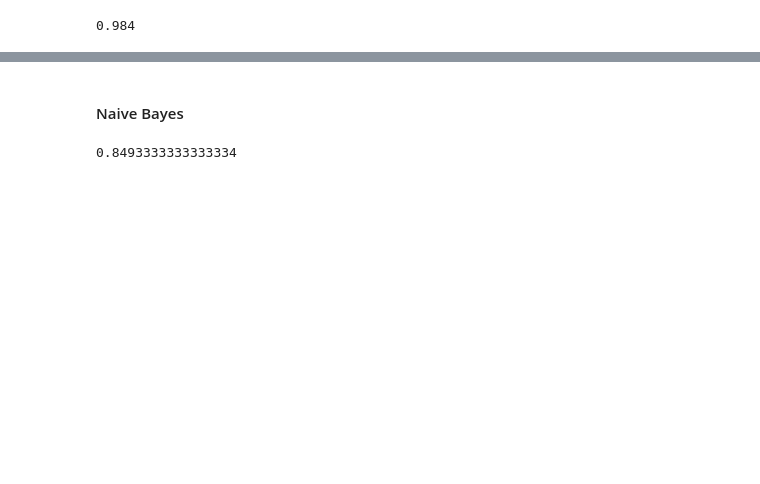
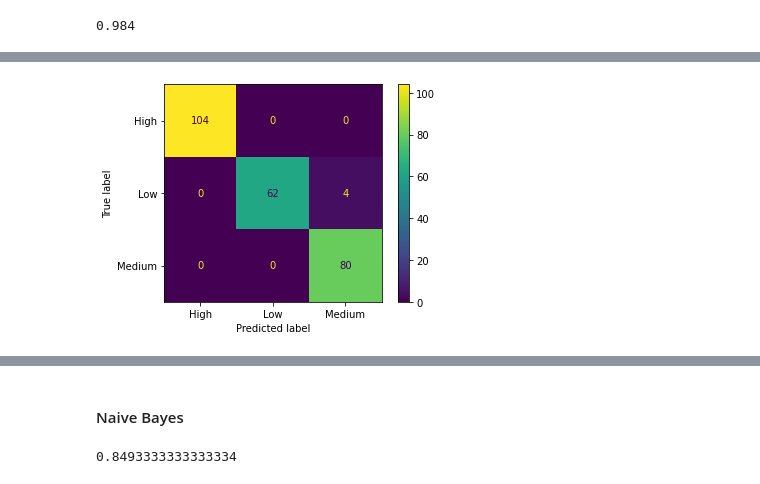
Before and after one commit to Aren-Deza/GroupL-MP197, a Jupyter notebook: Lung Cancer Prediction.ipynb, the cells around one changed output, grey strips where cells are left out. Saved outputs shown, nothing was run; the diff lists cells and outputs as text; code cells hidden in the pictures; blank space fills up the shorter version.

```diff
--- a/Lung Cancer Prediction.ipynb
+++ b/Lung Cancer Prediction.ipynb
@@ -141,0 +170,7 @@ accuracy_score(y_test, log_y_test_pred)
+# %%
+log_test_matrix = confusion_matrix(y_test, log_y_test_pred)
+disp = ConfusionMatrixDisplay(confusion_matrix=log_test_matrix, display_labels=log_reg.classes_)
+disp.plot()
+plt.show()
+# %% [output]
+[figure, added]
```
Also changed, not shown: parts of 16 cells of this notebook.
